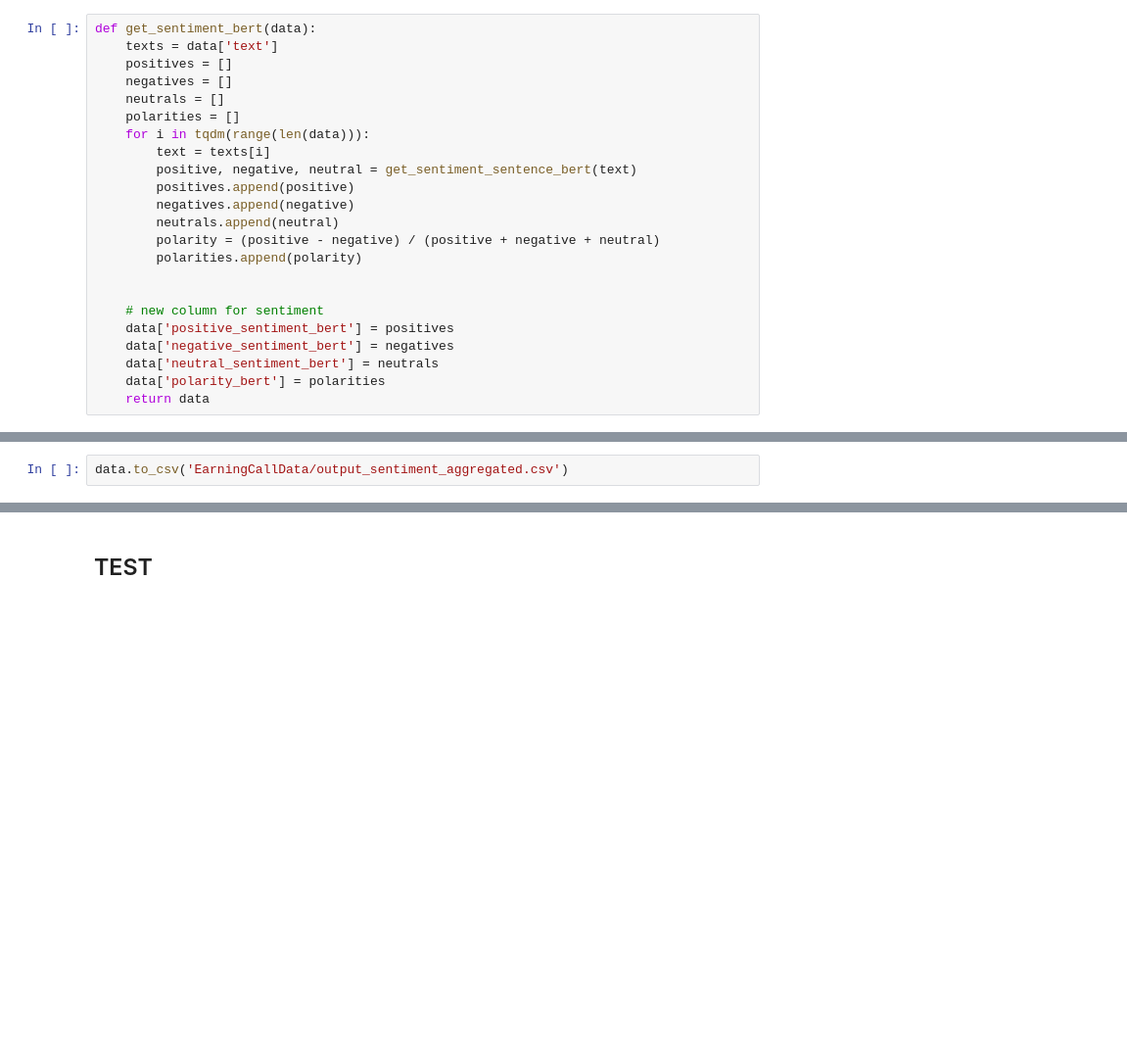
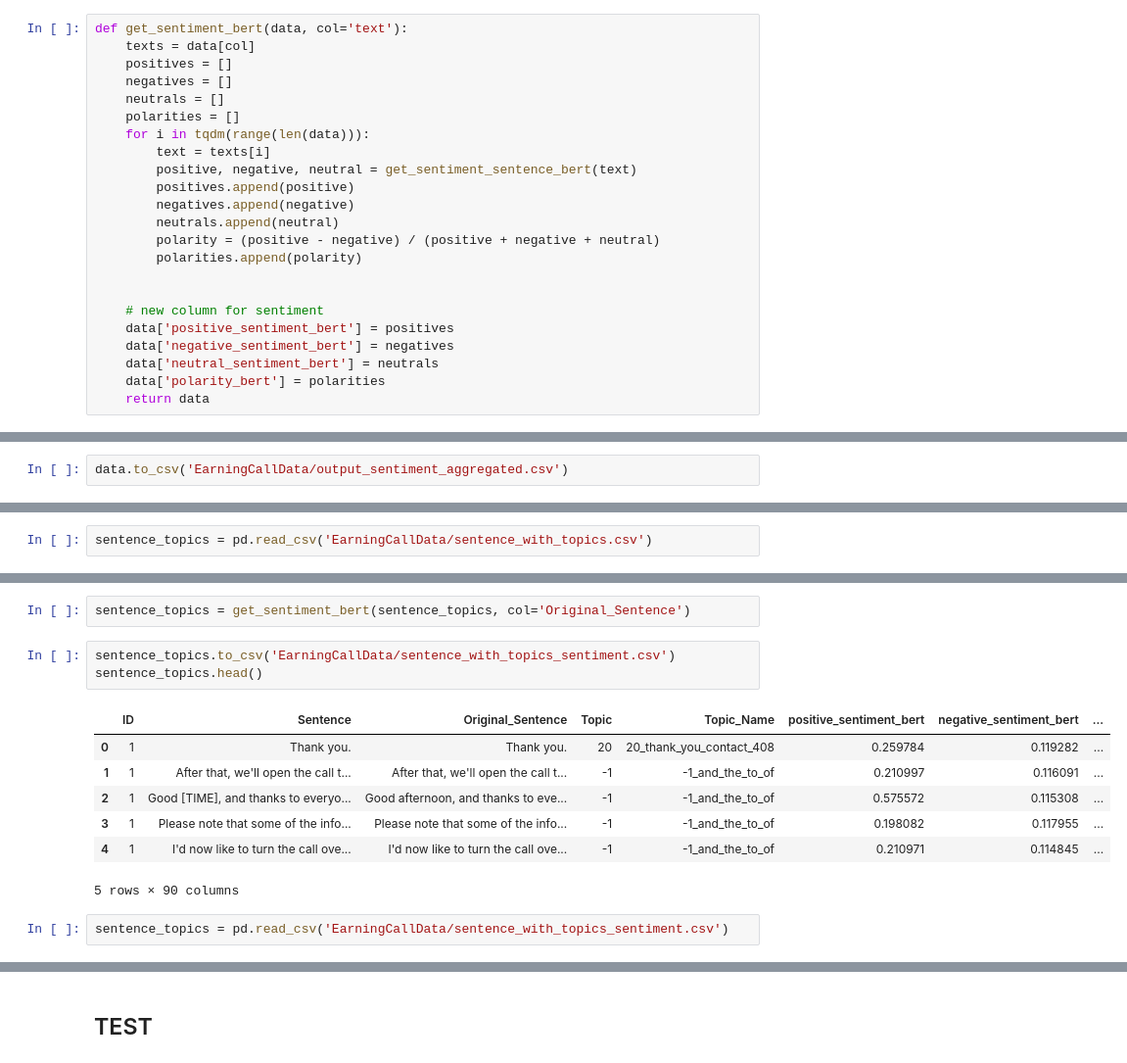
Before and after one commit to maxime7770/Earnings-Calls-Processor, a Jupyter notebook: sentiment-extraction.ipynb, the cells around one changed output, grey strips where cells are left out. Shown at 98% size. Saved outputs shown, nothing was run; the diff lists cells and outputs as text; blank space fills up the shorter version.

```diff
--- a/sentiment-extraction.ipynb
+++ b/sentiment-extraction.ipynb
@@ -30,8 +30,8 @@ def get_sentiment_sentence_bert(text):
         list_sentiment.append(scores[0])
     return np.mean(list_sentiment, axis=0)
 # %%
-def get_sentiment_bert(data):
-    texts = data['text']
+def get_sentiment_bert(data, col='text'):
+    texts = data[col]
     positives = []
     negatives = []
     neutrals = []
@@ -178,0 +196,2 @@ data.to_csv('EarningCallData/output_sentiment_aggregated.csv')
+# %%
+sentence_topics = pd.read_csv('EarningCallData/sentence_with_topics.csv')
@@ -178,0 +222,15 @@ data.to_csv('EarningCallData/output_sentiment_aggregated.csv')
+# %%
+sentence_topics = get_sentiment_bert(sentence_topics, col='Original_Sentence')
+# %%
+sentence_topics.to_csv('EarningCallData/sentence_with_topics_sentiment.csv')
+sentence_topics.head()
+# %% [output]
+|  | ID | Sentence | Original_Sentence | Topic | Topic_Name | positive_sentiment_bert | negative_sentiment_bert | ... |
+| 0 | 1 | Thank you. | Thank you. | 20 | 20_thank_you_contact_408 | 0.259784 | 0.119282 | ... |
+| 1 | 1 | After that, we'll open the call t... | After that, we'll open the call t... | -1 | -1_and_the_to_of | 0.210997 | 0.116091 | ... |
+| 2 | 1 | Good [TIME], and thanks to everyo... | Good afternoon, and thanks to eve... | -1 | -1_and_the_to_of | 0.575572 | 0.115308 | ... |
+| 3 | 1 | Please note that some of the info... | Please note that some of the info... | -1 | -1_and_the_to_of | 0.198082 | 0.117955 | ... |
+| 4 | 1 | I'd now like to turn the call ove... | I'd now like to turn the call ove... | -1 | -1_and_the_to_of | 0.210971 | 0.114845 | ... |
+5 rows × 90 columns
+# %%
+sentence_topics = pd.read_csv('EarningCallData/sentence_with_topics_sentiment.csv')
```
Also changed, not shown: parts of 28 cells of this notebook, 7 other files.
